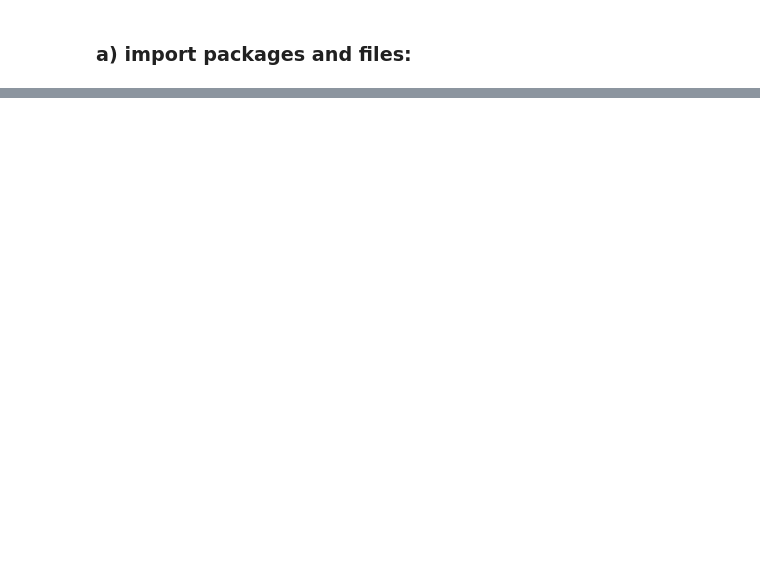
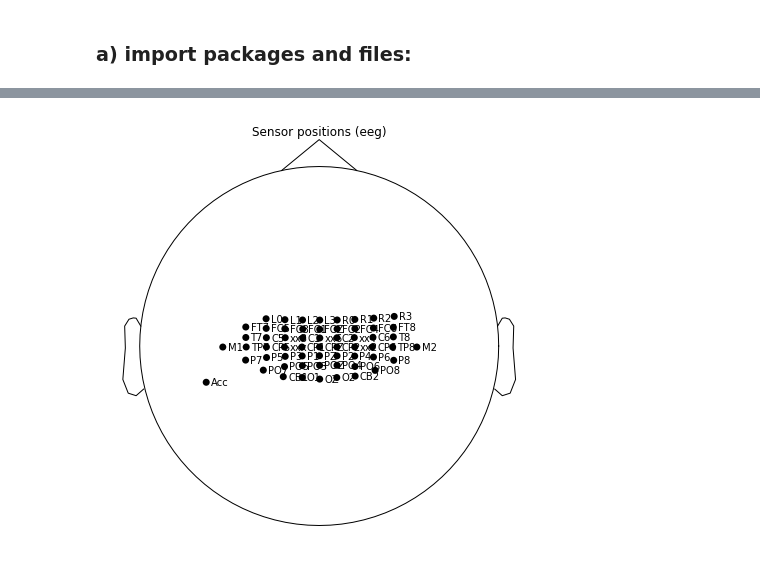
Before and after one commit to tmorshed/dbs_cep, a Jupyter notebook: cep_thesis.ipynb, the cells around one changed output, grey strips where cells are left out. Cells and saved outputs as stored; diff of their text form; code cells hidden in the pictures; blank space fills up the shorter version.

```diff
--- a/cep_thesis.ipynb
+++ b/cep_thesis.ipynb
@@ -52,0 +38,86 @@ raw.plot
+# %%
+## Importing packages and files
+
+    #import os
+
+%reset -sf
+
+import numpy as np
+import mne
+import matplotlib.pyplot as plt
+import scipy.signal as sg
+
+
+raw = mne.io.read_raw_cnt(r"/content/drive/My Drive/research/nsbspl/data/130Hz_STN_OFF_LeftSTIM.cnt", preload=False)
+#preload=True makes it load to RAM as well. Normally, it only loads the symlinks to the RAM and the data stays in the local storage
+
+
+##Choose channel to analyze                                                     #Please input the desired channel name
+ch_choice = ['L1']
+#Choose the times below. We will crop the file in this  window.
+start_stop_seconds = np.array([10, 19])                                           #Please select start and end crop times in seconds
+
+
+##Import metadata to internal variables
+n_time_samps = raw.n_times
+time_secs = raw.times
+ch_names = raw.ch_names
+n_chan = len(ch_names)
+sampling_rate= raw.info['sfreq']
+dt=1/sampling_rate
+
+#finds the index for the chosen channel
+ranger=np.arange(1,n_chan);
+for i in ranger:
+  if ch_names[i]==ch_choice[0]:
+       index_channel=i
+  else:
+       pass
+
+## Print some metadata
+print('the imported data object has {} time samples and {} channels.'
+''.format(n_time_samps, n_chan))
+print('The last time sample is at {} seconds.'.format(time_secs[-1]))
+print()  # insert a blank line in the output
+print('sampling frequency is {}'.format(sampling_rate, 'Hz'))
+print('MISC INFO: {}'.format(raw.info['description'], '\n')) #misc  info
+
+print(raw.info)
+print() #adding an extra row
+print()
+print()
+print()
+
+print('The sensor locations on the cranium:')
+raw.plot_sensors(show_names=True)
+print('The sensor locations in 3D:')
+raw.plot_sensors('3d')
+
+#Cropping the file
+raw_select = raw.copy().load_data()
+raw_select.crop(tmin=start_stop_seconds[0], tmax=start_stop_seconds[1], include_tmax=True);
+raw_select.pick_channels(ch_choice);
+#start_sample, stop_sample = (start_stop_seconds * sampling_rate).astype(int)
+times=np.arange(start_stop_seconds[0],start_stop_seconds[1],dt)
+
+#extracting some internal variables from above input
+duration_selection = start_stop_seconds[1]-start_stop_seconds[0]
+start_sample, stop_sample = (start_stop_seconds * sampling_rate).astype(int)
+times=np.arange(start_stop_seconds[0],start_stop_seconds[1],dt)
+lsel=len(times)
+times=times.reshape(1,lsel)
+
+#printing some metadata
+print('We will use the timewindow of {} to {} seconds.'.format(start_stop_seconds[0],start_stop_seconds[1]))
+print('this is equal to {} milliseconds in length'.format(duration_selection*1000))
+print('this is equal to {} datapoints in length'.format(lsel))
+
+#imports the selected window to a NumPy Array
+raw_selection = list(raw[index_channel, start_sample:stop_sample]);
+x = raw_selection[1];
+y = raw_selection[0].T;
+
+fig = plt.figure(); axes=fig.add_axes([1, 1, 5, 5]);
+axes.plot(x, y);
+raw_select.plot();
+# %% [output]
@@ -52,0 +141 @@ raw.plot
+[figure, added]
```
Also changed, not shown: parts of 5 cells of this notebook.
